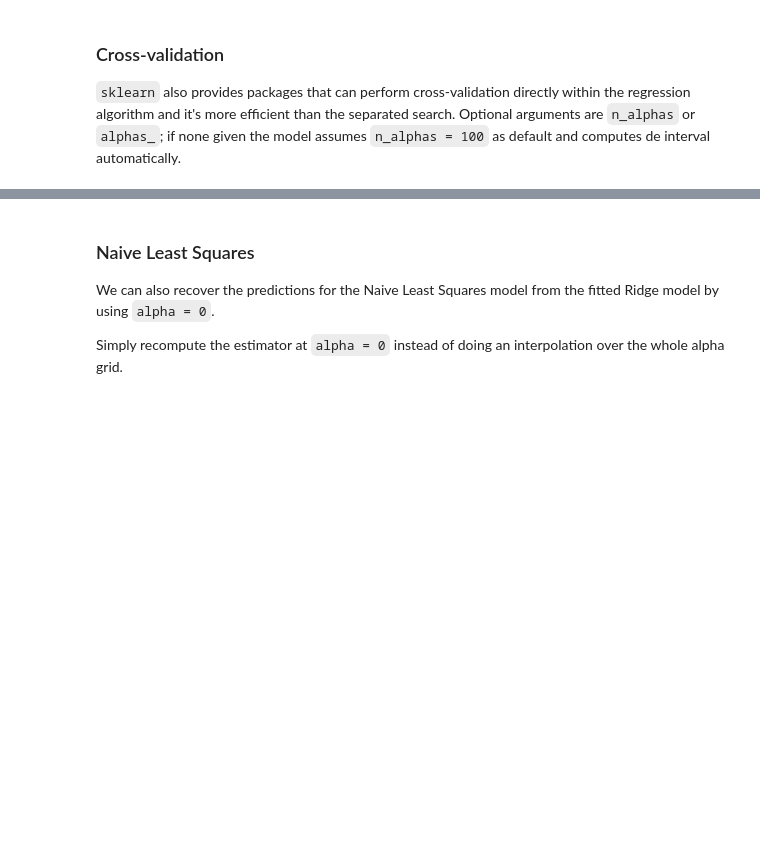
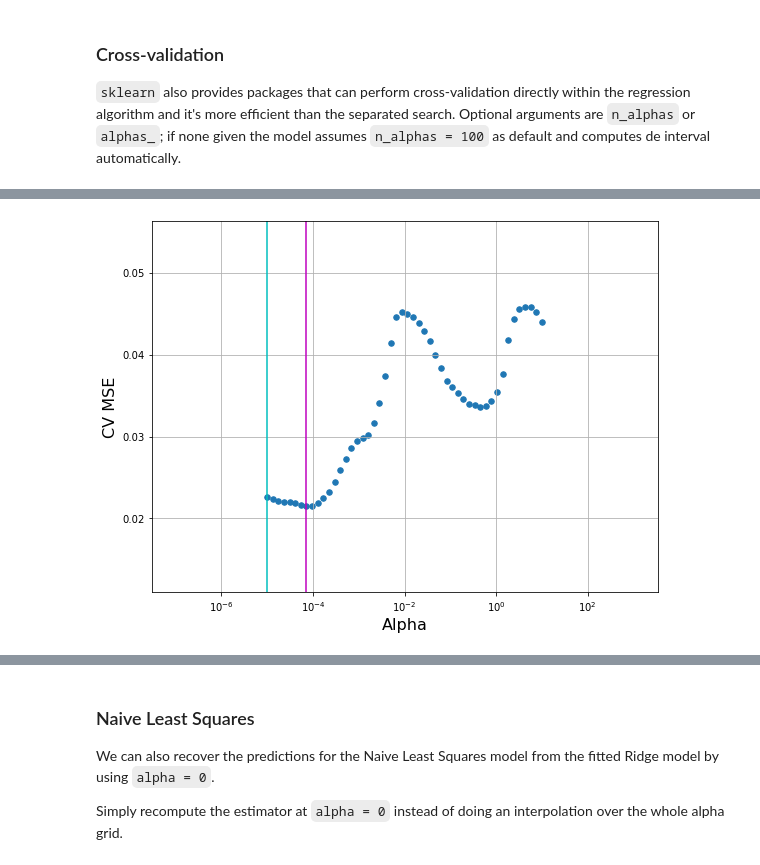
Before and after one commit to paulgrigas/IEOR-142-242-Python-Project, a Jupyter notebook: Lab 9/Lab9_teaching.ipynb, the cells around one changed output, grey strips where cells are left out. Drawn from its saved outputs; the diff is of its cells as text; code cells hidden in the pictures; blank space fills up the shorter version.

```diff
--- a/Lab 9/Lab9_teaching.ipynb
+++ b/Lab 9/Lab9_teaching.ipynb
@@ -1128,11 +1015,6 @@ from sklearn.linear_model import LassoCV
 
 alpha_grid = np.logspace(-5, 1, num=50, base=10)
 
-lasso_cv = LassoCV(alphas=alpha_grid, cv=5)
+lasso_cv = LassoCV(alphas=alpha_grid, random_state=88, cv=10)
 lasso_cv.fit(X_train_lasso, y_train)
-
-# alpha_grid = {'alpha': np.logspace(-5, 0, num=50, base=10)}
-
-# lasso_cv = GridSearchCV(lasso, alpha_grid, cv=5, scoring='neg_mean_squared_error') # change cv to 10
-# lasso_cv.fit(X_train_lasso, y_train)
 # %% [output]
@@ -1140,3 +1034,29 @@ lasso_cv.fit(X_train_lasso, y_train)
+# %%
+alpha_grid = lasso_cv.alphas_
+MSE_scores = np.mean(lasso_cv.mse_path_, axis=1)
+
+x_minimizer = alpha_grid[np.argmin(MSE_scores)]
+MSE_se = stats.sem(MSE_scores)
+
+MSE_1se_rule = min(MSE_scores)+stats.sem(MSE_scores)
+MSE_nearest = find_nearest(MSE_scores, MSE_1se_rule)
+idx_nearest = np.where(MSE_scores == MSE_nearest)[0][0]
+x_1se_rule = alpha_grid[idx_nearest]
+
+plt.figure(figsize=(8, 6))
+ax = plt.gca()
+ax.set_xscale('log')
+plt.xlabel('Alpha', fontsize=16)
+plt.ylabel('CV MSE', fontsize=16)
+plt.scatter(alpha_grid, MSE_scores, s=30)
+plt.axvline(x=x_minimizer, color='m')
+plt.axvline(x=x_1se_rule, color='c')
+plt.grid(True, which='both')
+
+plt.tight_layout()
+plt.show()
+# %% [output]
+[figure, added]
 # %%
 print_metrics(lasso_cv, X_train_lasso, y_train, X_test_lasso, y_test, flag_log_sale_price = True)
 print_metrics(lasso_cv, X_train_lasso, y_train, X_test_lasso, y_test, flag_log_sale_price = False)
```
Also changed, not shown: parts of 65 cells of this notebook.
